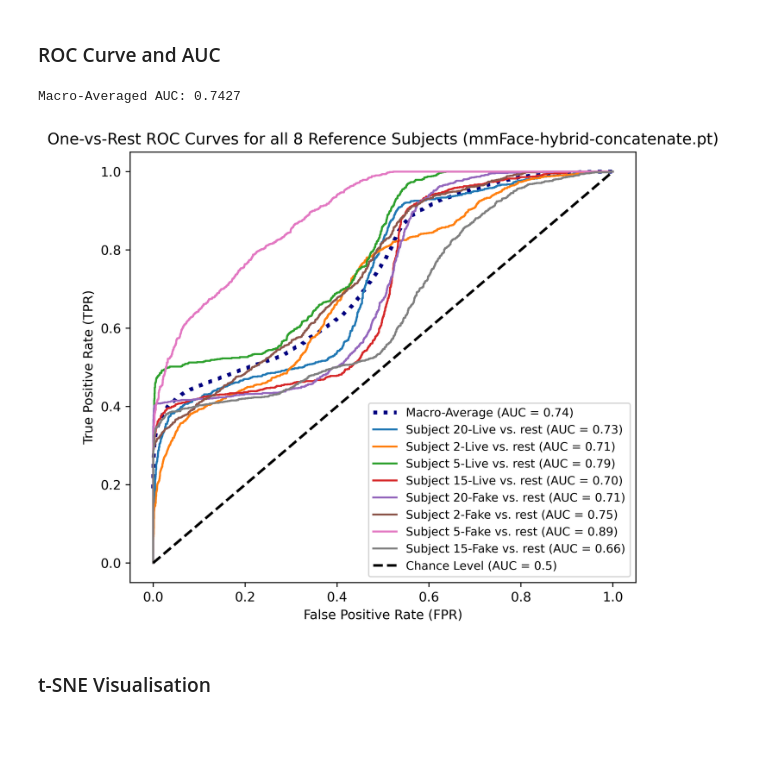
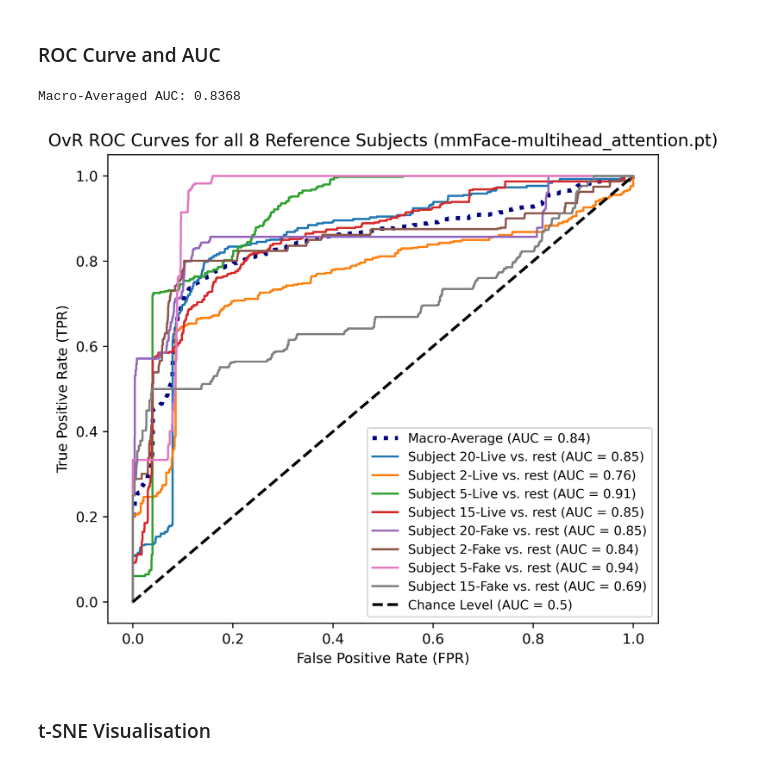
Before and after one commit to StergiousAji/mmFace-3D-Face-Recognition-using-RGB-and-mmWave-Radar, a Jupyter notebook: src/3DFR_Net/mmFace/mmFace-hybrid.ipynb, the cells around one changed output. Saved outputs shown, nothing was run; the diff lists cells and outputs as text; code cells hidden in the pictures; blank space fills up the shorter version.

Commit message:
mmFace: Fixed ROC curves

```diff
--- a/src/3DFR_Net/mmFace/mmFace-hybrid.ipynb
+++ b/src/3DFR_Net/mmFace/mmFace-hybrid.ipynb
@@ -61,13 +61,13 @@ learning_rate = 0.01
 lambda1, lambda2 = 1, 1
 
 # All fusion methods run for 15-20 epochs
-model = MMFace(num_subjects, fuse=hadamard_product).to(device)
+model = MMFace(num_subjects, fuse=concatenate).to(device)
 
 # Loss + Optimiser
 criterion = nn.CrossEntropyLoss()
 optimiser = torch.optim.SGD(model.parameters(), lr=learning_rate, weight_decay=0.001, momentum=0.9)
 
-model_name = f"mmFace-hybrid-hadamard_product.pt"
+model_name = f"mmFace-hybrid-concatenate.pt"
 cur_epoch, loss_history, train_acc, val_acc = load_model(model_name, model, optimiser)
 
 if len(loss_history) > 0:
@@ -176,9 +176,9 @@ from neural_nets import MMFace, concatenate, add, hadamard_product, pairwise_dot
 from utils import load_model
 
 del model
-model = MMFace(num_subjects, fuse=concatenate).to(device)
+model = MMFace(num_subjects, fuse=multihead_attention).to(device)
 
-model_name = f"mmFace-hybrid-concatenate.pt"
+model_name = f"mmFace-multihead_attention.pt"
 cur_epoch, loss_history, train_acc, val_acc = load_model(model_name, model, torch.optim.SGD(model.parameters(), lr=0.01, weight_decay=0.001, momentum=0.9))
 
 if len(loss_history) > 0:
@@ -439,39 +435,39 @@ def OVR_ROC_macro_average(reference_subs, reference_embs, unseen_embeddings, tru
 
     fpr_grid = np.linspace(0., 1., 1000)
     mean_tpr = np.zeros_like(fpr_grid)
 
     for i, r in enumerate(reference_subs):
         scores = sim_scores(reference_embs[i, None], unseen_embeddings)
-        true_onehot_r = [1 if l == r else 0 for l in true_labels]
+        true_onehot_r = [1 if l == r and l != -1 else 0 for l in true_labels]
         fpr[i], tpr[i], _ = roc_curve(true_onehot_r, scores)
         roc_auc[i] = auc(fpr[i], tpr[i])
 
         mean_tpr += np.interp(fpr_grid, fpr[i], tpr[i])
 
     mean_tpr /= len(reference_subs)
     mean_roc_auc = auc(fpr_grid, mean_tpr)
 
     fpr["macro"], tpr["macro"], roc_auc["macro"] = fpr_grid, mean_tpr, mean_roc_auc
 
     return fpr, tpr, roc_auc
 
-
-fpr, tpr, roc_auc = OVR_ROC_macro_average(ref_labels_s, reference_embs, unseen_embeddings, true_labels_s)
+true_labels_combined = [s if true_labels_l[i] else s+num_subjects for i, s in enumerate(true_labels_s)]
+fpr, tpr, roc_auc = OVR_ROC_macro_average(test_idx, reference_embs, unseen_embeddings, true_labels_combined)
 
 fig, ax = plt.subplots(figsize=(7, 6), dpi=500)
 ax.plot(fpr["macro"], tpr["macro"], label=f"Macro-Average (AUC = {roc_auc['macro']:.2f})", color="navy", linestyle=":", linewidth=3)
 
 roc_colours = list(mcolours.TABLEAU_COLORS.values())
 for i, r in enumerate(ref_labels_s):
     ax.plot(fpr[i], tpr[i], label=f"Subject {r}-{'Live' if i < len(ref_labels_s)//2 else 'Fake'} vs. rest (AUC = {roc_auc[i]:.2f})", color=roc_colours[i])
 
 ax.plot([0, 1], [0, 1], label="Chance Level (AUC = 0.5)", color="black", linestyle="--", linewidth=2)
-ax.set(xlabel="False Positive Rate (FPR)", ylabel="True Positive Rate (TPR)", title=f"One-vs-Rest ROC Curves for all 8 Reference Subjects ({model_name})")
+ax.set(xlabel="False Positive Rate (FPR)", ylabel="True Positive Rate (TPR)", title=f"OvR ROC Curves for all 8 Reference Subjects ({model_name})")
 ax.legend(fontsize="9")
 print(f"Macro-Averaged AUC: {roc_auc['macro']:.4f}")
 # %% [output]
-Macro-Averaged AUC: 0.7427
+Macro-Averaged AUC: 0.8368
-[figure, old version]
+[figure, new version]
 # %% [markdown]
 ### t-SNE Visualisation
 # %%
```
Also changed, not shown: parts of 8 cells of this notebook, 6 other files.
